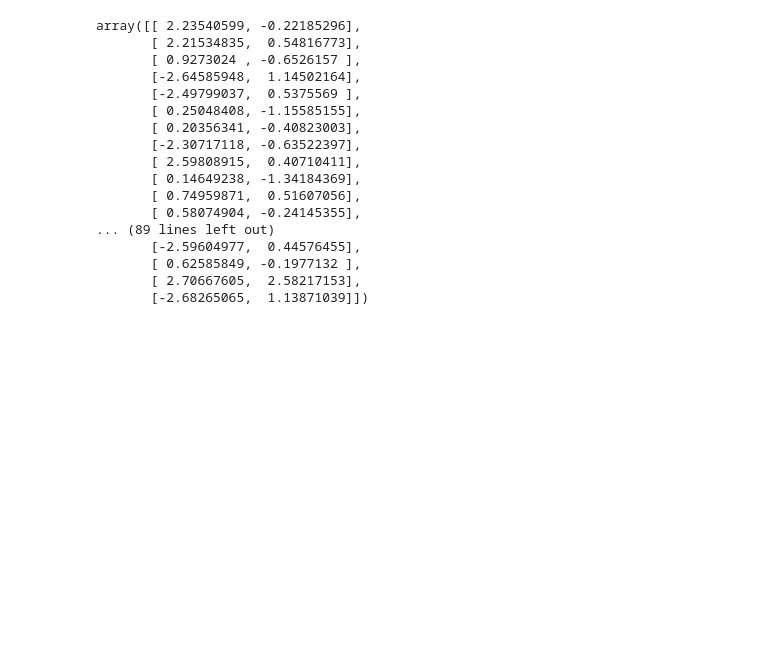
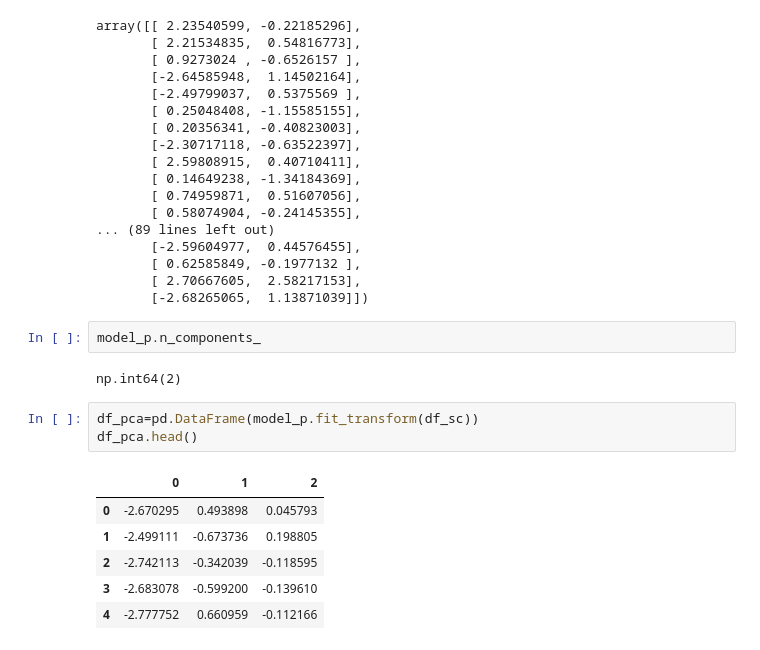
Before and after one commit to Avinash174/DataScience, a Jupyter notebook: personal_practice/ml_pr2.ipynb, the cells around one changed output. Cells and saved outputs as stored; diff of their text form; blank space fills up the shorter version.

```diff
--- a/personal_practice/ml_pr2.ipynb
+++ b/personal_practice/ml_pr2.ipynb
@@ -346,3 +346,17 @@ array([[ 2.23540599, -0.22185296],
        [ 0.62585849, -0.1977132 ],
        [ 2.70667605,  2.58217153],
        [-2.68265065,  1.13871039]])
+# %%
+model_p.n_components_
+# %% [output]
+np.int64(2)
+# %%
+df_pca=pd.DataFrame(model_p.fit_transform(df_sc))
+df_pca.head()
+# %% [output]
+|  | 0 | 1 | 2 |
+| 0 | -2.670295 | 0.493898 | 0.045793 |
+| 1 | -2.499111 | -0.673736 | 0.198805 |
+| 2 | -2.742113 | -0.342039 | -0.118595 |
+| 3 | -2.683078 | -0.599200 | -0.139610 |
+| 4 | -2.777752 | 0.660959 | -0.112166 |
```
Also changed, not shown: parts of 16 cells of this notebook, 1 other file.
